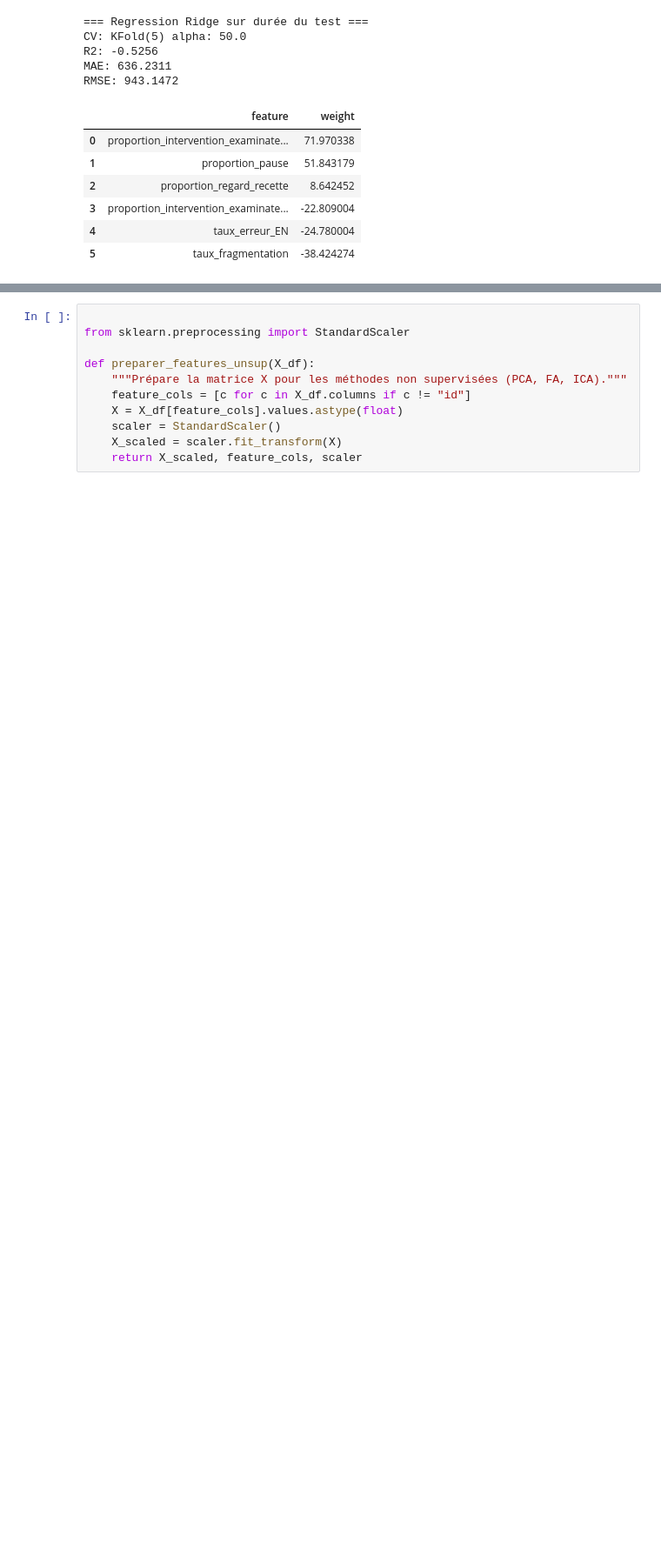
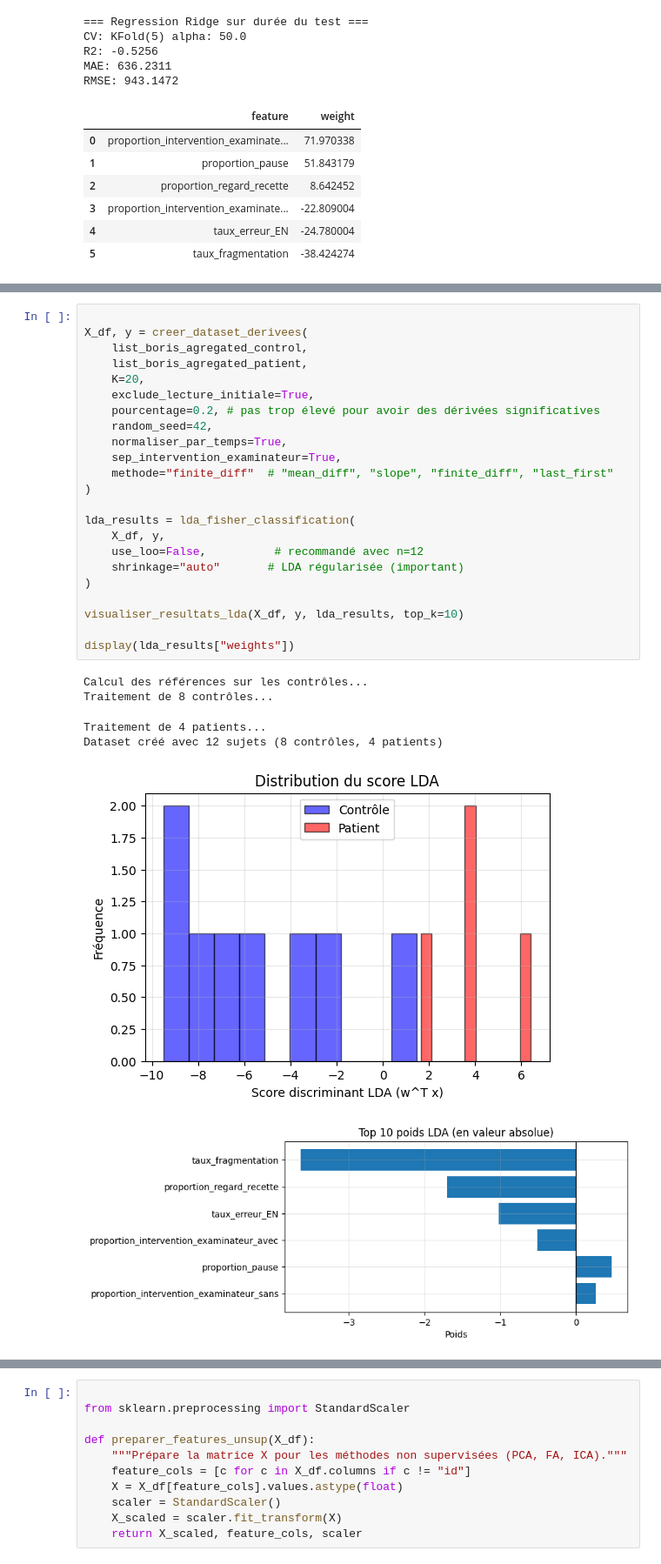
Before and after one commit to AxENSRennes/project_medecin, a Jupyter notebook: notebooks/first_model_boris_G.ipynb, the cells around one changed output, grey strips where cells are left out. Shown at 87% size. Saved outputs shown, nothing was run; the diff lists cells and outputs as text; blank space fills up the shorter version.

Commit message:
MAJ notebook first_model_boris_G

```diff
--- a/notebooks/first_model_boris_G.ipynb
+++ b/notebooks/first_model_boris_G.ipynb
@@ -3193,0 +3326,30 @@ c'est a chier, peut etre avec beaucoup plus de point ou un truc pas linéaire
+# %%
+
+X_df, y = creer_dataset_derivees(
+    list_boris_agregated_control,
+    list_boris_agregated_patient,
+    K=20,
+    exclude_lecture_initiale=True,
+    pourcentage=0.2, # pas trop élevé pour avoir des dérivées significatives
+    random_seed=42,
+    normaliser_par_temps=True,
+    sep_intervention_examinateur=True,
+    methode="finite_diff"  # "mean_diff", "slope", "finite_diff", "last_first"
+)
+
+lda_results = lda_fisher_classification(
+    X_df, y,
+    use_loo=False,          # recommandé avec n=12
+    shrinkage="auto"       # LDA régularisée (important)
+)
+
+visualiser_resultats_lda(X_df, y, lda_results, top_k=10)
+
+display(lda_results["weights"])
+# %% [output]
+Calcul des références sur les contrôles...
+Traitement de 8 contrôles...
+Traitement de 4 patients...
+Dataset créé avec 12 sujets (8 contrôles, 4 patients)
+[figure, added]
+[figure, added]
```
Also changed, not shown: parts of 17 cells of this notebook.
